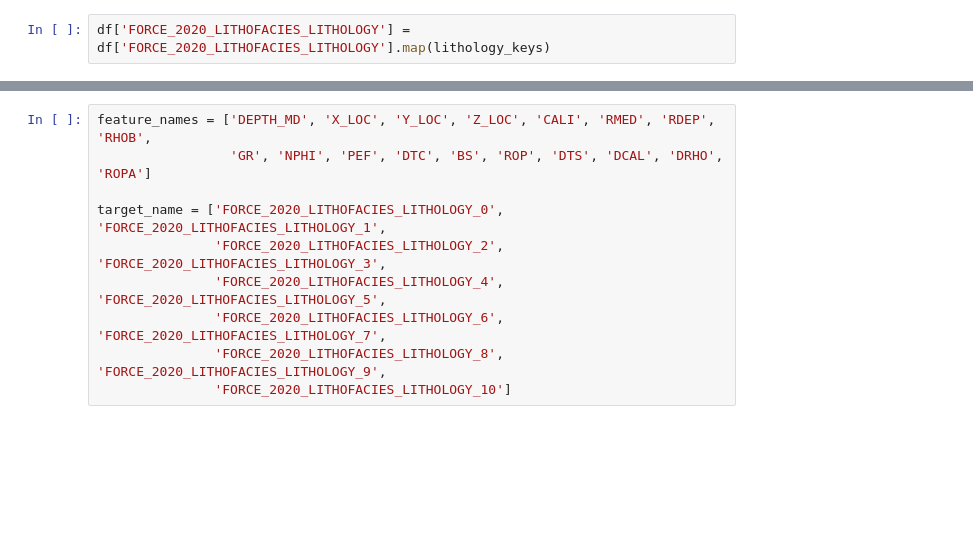
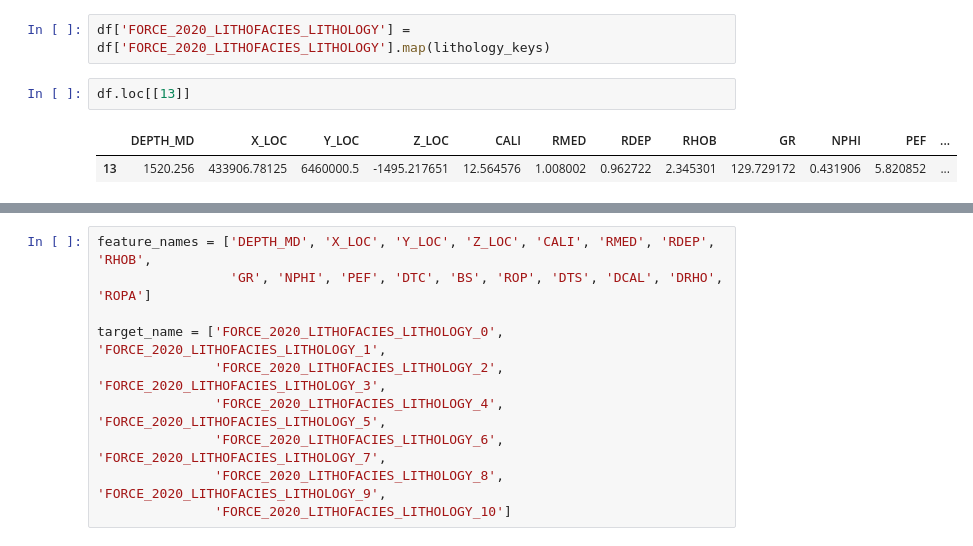
Before and after one commit to EgorenkovaURFU/well_log, a Jupyter notebook: conv.ipynb, the cells around one changed output, grey strips where cells are left out. Drawn from its saved outputs; the diff is of its cells as text; blank space fills up the shorter version.

```diff
--- a/conv.ipynb
+++ b/conv.ipynb
@@ -45,3 +44,8 @@ lithology_keys = {30000: 0,
                   93000: 11}
 # %%
 df['FORCE_2020_LITHOFACIES_LITHOLOGY'] = df['FORCE_2020_LITHOFACIES_LITHOLOGY'].map(lithology_keys)
+# %%
+df.loc[[13]]
+# %% [output]
+|  | DEPTH_MD | X_LOC | Y_LOC | Z_LOC | CALI | RMED | RDEP | RHOB | GR | NPHI | PEF | ... |
+| 13 | 1520.256 | 433906.78125 | 6460000.5 | -1495.217651 | 12.564576 | 1.008002 | 0.962722 | 2.345301 | 129.729172 | 0.431906 | 5.820852 | ... |
```
Also changed, not shown: parts of 24 cells of this notebook, 5 other files.
